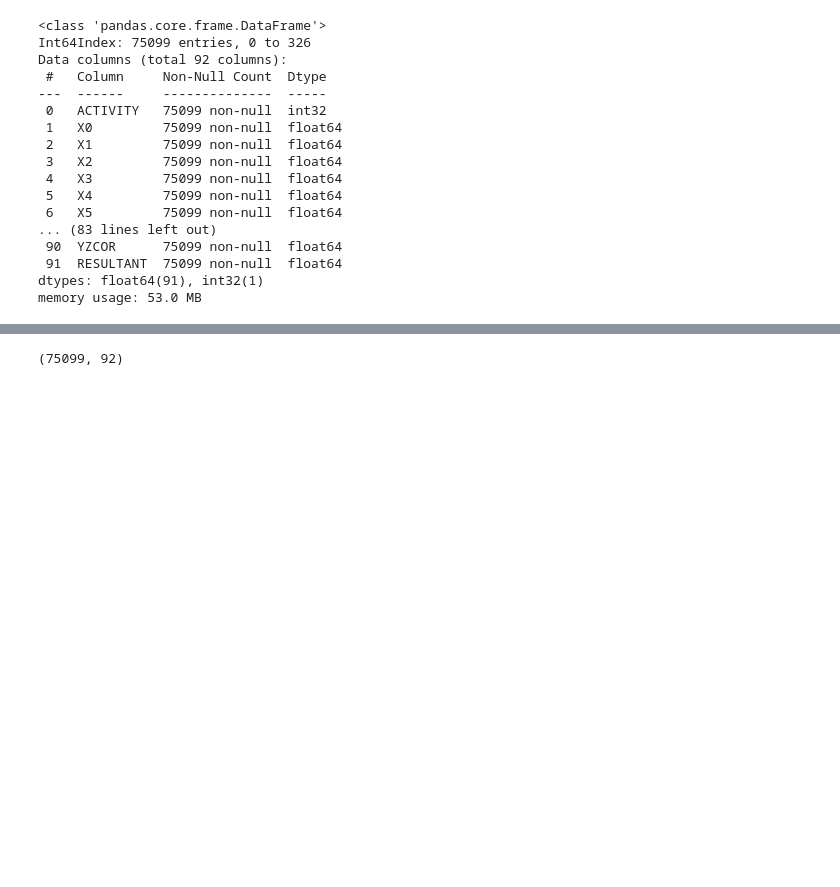
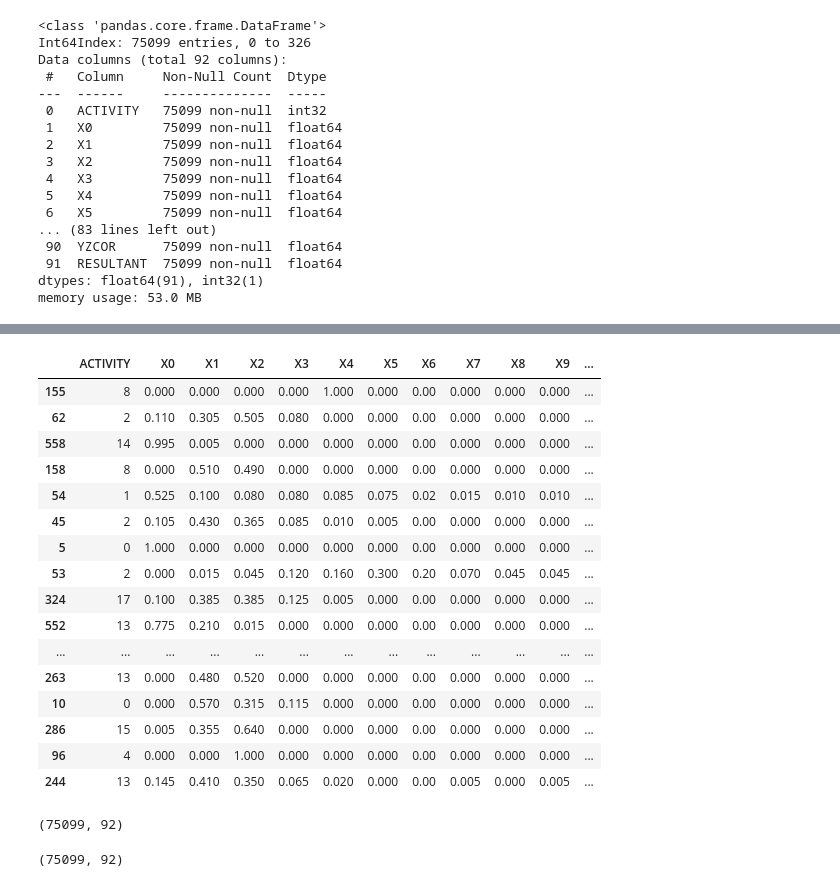
Before and after one commit to Aadit-Patel/WISDM_Health_Monitoring, a Jupyter notebook: base_model_v1.ipynb, the cells around one changed output, grey strips where cells are left out. Cells and saved outputs as stored; diff of their text form; code cells hidden in the pictures; blank space fills up the shorter version.

```diff
--- a/base_model_v1.ipynb
+++ b/base_model_v1.ipynb
@@ -350,0 +339,20 @@ memory usage: 53.0 MB
+# %%
+database_shuffle.head(20)
+# %% [output]
+|  | ACTIVITY | X0 | X1 | X2 | X3 | X4 | X5 | X6 | X7 | X8 | X9 | ... |
+| 155 | 8 | 0.000 | 0.000 | 0.000 | 0.000 | 1.000 | 0.000 | 0.00 | 0.000 | 0.000 | 0.000 | ... |
+| 62 | 2 | 0.110 | 0.305 | 0.505 | 0.080 | 0.000 | 0.000 | 0.00 | 0.000 | 0.000 | 0.000 | ... |
+| 558 | 14 | 0.995 | 0.005 | 0.000 | 0.000 | 0.000 | 0.000 | 0.00 | 0.000 | 0.000 | 0.000 | ... |
+| 158 | 8 | 0.000 | 0.510 | 0.490 | 0.000 | 0.000 | 0.000 | 0.00 | 0.000 | 0.000 | 0.000 | ... |
+| 54 | 1 | 0.525 | 0.100 | 0.080 | 0.080 | 0.085 | 0.075 | 0.02 | 0.015 | 0.010 | 0.010 | ... |
+| 45 | 2 | 0.105 | 0.430 | 0.365 | 0.085 | 0.010 | 0.005 | 0.00 | 0.000 | 0.000 | 0.000 | ... |
+| 5 | 0 | 1.000 | 0.000 | 0.000 | 0.000 | 0.000 | 0.000 | 0.00 | 0.000 | 0.000 | 0.000 | ... |
+| 53 | 2 | 0.000 | 0.015 | 0.045 | 0.120 | 0.160 | 0.300 | 0.20 | 0.070 | 0.045 | 0.045 | ... |
+| 324 | 17 | 0.100 | 0.385 | 0.385 | 0.125 | 0.005 | 0.000 | 0.00 | 0.000 | 0.000 | 0.000 | ... |
+| 552 | 13 | 0.775 | 0.210 | 0.015 | 0.000 | 0.000 | 0.000 | 0.00 | 0.000 | 0.000 | 0.000 | ... |
+| ... | ... | ... | ... | ... | ... | ... | ... | ... | ... | ... | ... | ... |
+| 263 | 13 | 0.000 | 0.480 | 0.520 | 0.000 | 0.000 | 0.000 | 0.00 | 0.000 | 0.000 | 0.000 | ... |
+| 10 | 0 | 0.000 | 0.570 | 0.315 | 0.115 | 0.000 | 0.000 | 0.00 | 0.000 | 0.000 | 0.000 | ... |
+| 286 | 15 | 0.005 | 0.355 | 0.640 | 0.000 | 0.000 | 0.000 | 0.00 | 0.000 | 0.000 | 0.000 | ... |
+| 96 | 4 | 0.000 | 0.000 | 1.000 | 0.000 | 0.000 | 0.000 | 0.00 | 0.000 | 0.000 | 0.000 | ... |
+| 244 | 13 | 0.145 | 0.410 | 0.350 | 0.065 | 0.020 | 0.000 | 0.00 | 0.005 | 0.000 | 0.005 | ... |
@@ -351,3 +361,7 @@ memory usage: 53.0 MB
+# %%
+numpy_data_shuffle.shape
+# %% [output]
+(75099, 92)
 # %%
 numpy_data = database.to_numpy()
 # %%
```
Also changed, not shown: parts of 45 cells of this notebook.
